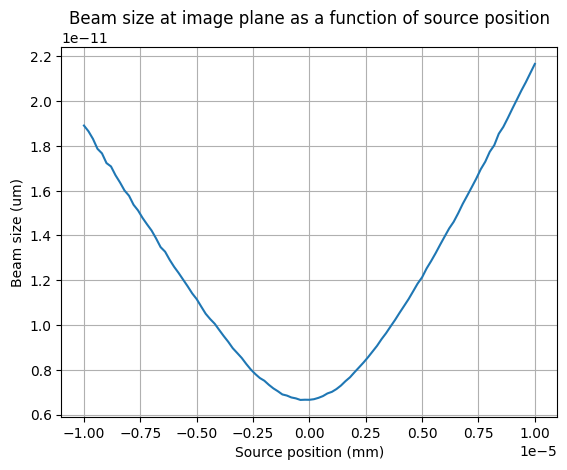
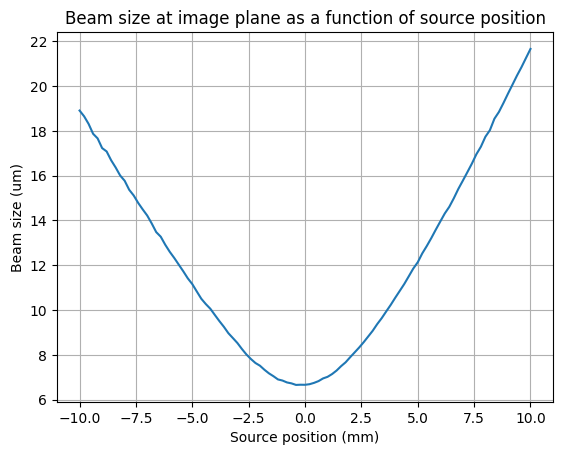
Unified diff of the notebook cell whose output changed from the first chart to the second:
--- before
+++ after
@@ -1,3 +1,3 @@
-plt.plot(source_pos_m*1e-3,y_sizes_m*1e-6)
+plt.plot(source_pos_m*1e3,y_sizes_m*1e6)
 plt.xlabel("Source position (mm)")
 plt.ylabel("Beam size (um)")

Commit: fixed units better